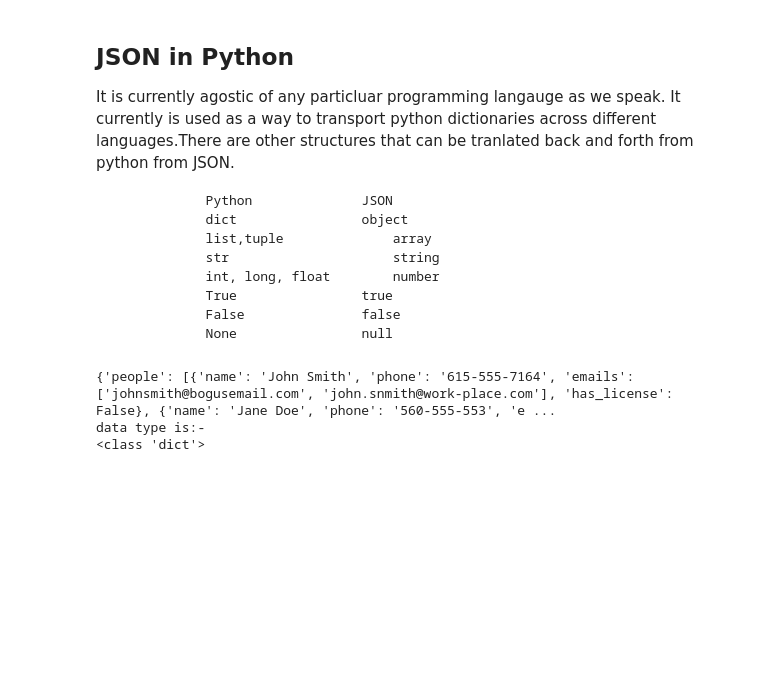
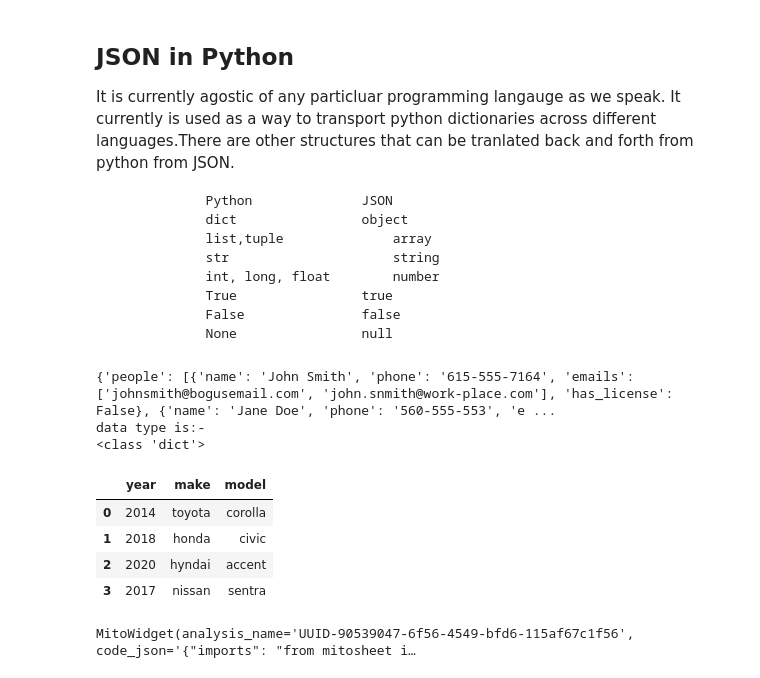
Before and after one commit to kirwaboit/rwakiPython, a Jupyter notebook: MypythonJupyterBook.ipynb, the cells around one changed output. Cells and saved outputs as stored; diff of their text form; code cells hidden in the pictures; blank space fills up the shorter version.

```diff
--- a/MypythonJupyterBook.ipynb
+++ b/MypythonJupyterBook.ipynb
@@ -1339,3 +1500,27 @@ print(type(data))
 {'people': [{'name': 'John Smith', 'phone': '615-555-7164', 'emails': ['johnsmith@bogusemail.com', 'john.snmith@work-place.com'], 'has_license': False}, {'name': 'Jane Doe', 'phone': '560-555-553', 'e ...
 data type is:-
 <class 'dict'>
+# %%
+import pandas as pd
+import numpy as np
+# Pass a 2D numpy array - each row is the corresponding row required in the dataframe
+
+data = np.array([[2014,"toyota","corolla"],
+                 [2018,"honda","civic"],
+                 [2020,"hyndai","accent"],
+                 [2017,"nissan","sentra"]])
+
+# pass column names in the columns parameter
+df = pd.DataFrame(data, columns = ['year', 'make','model'])
+df
+# %% [output]
+|  | year | make | model |
+| 0 | 2014 | toyota | corolla |
+| 1 | 2018 | honda | civic |
+| 2 | 2020 | hyndai | accent |
+| 3 | 2017 | nissan | sentra |
+# %%
+import mitosheet
+mitosheet.sheet(df)
+# %% [output]
+MitoWidget(analysis_name='UUID-90539047-6f56-4549-bfd6-115af67c1f56', code_json='{"imports": "from mitosheet i…
```
Also changed, not shown: parts of 24 cells of this notebook, 17 other files.
